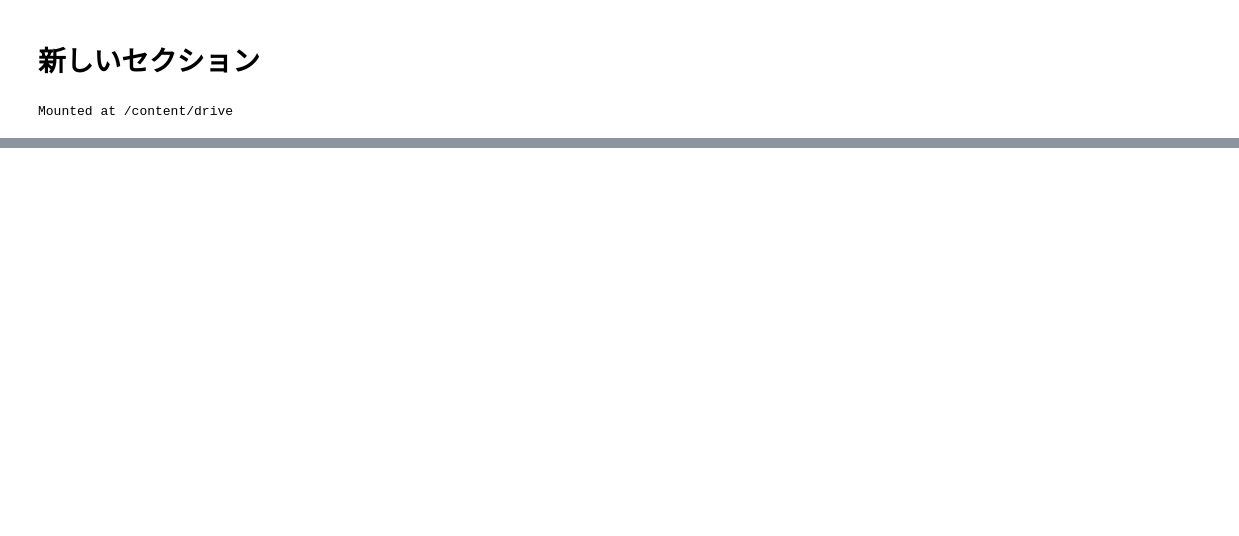
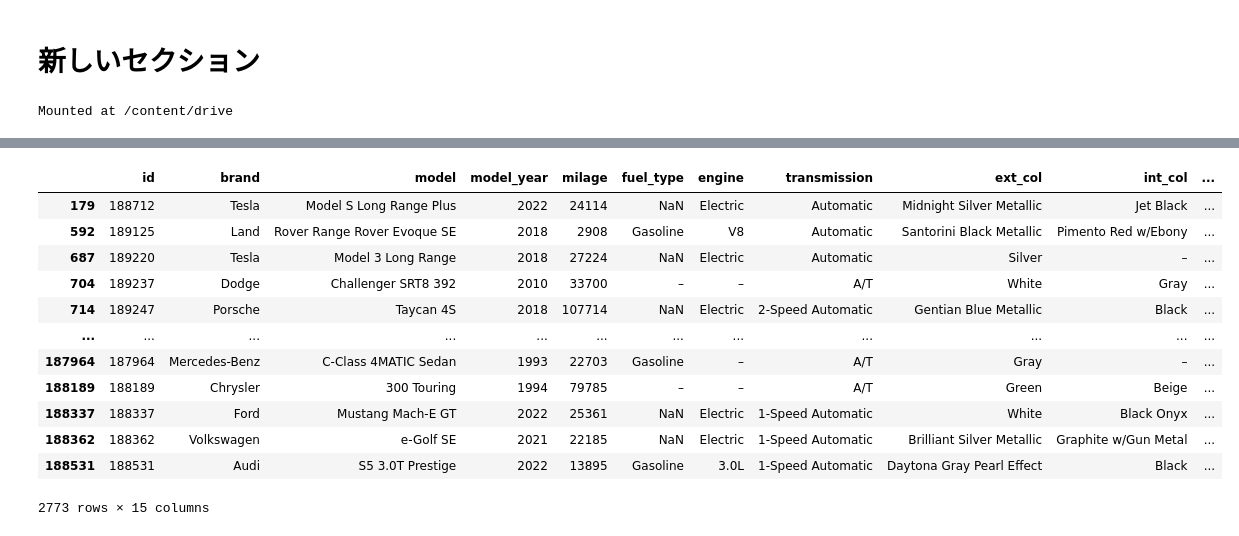
Before and after one commit to Lattemelia/Portforio, a Jupyter notebook: demand forecasting1.ipynb, the cells around one changed output, grey strips where cells are left out. Saved outputs shown, nothing was run; the diff lists cells and outputs as text; code cells hidden in the pictures; blank space fills up the shorter version.

```diff
--- a/demand forecasting1.ipynb
+++ b/demand forecasting1.ipynb
@@ -58,11 +55,23 @@ marged_df.isnull().sum()
 dtype: int64
 # %%
 #エンジン名のみ抽出
-regex_pattern = r"(?:^\d+\.\d+HP\s+)?([^\s]+\s+[^\s]+\s+[^\s]+)"
-marged_df["extracted_engine"] = marged_df["engine"].str.extract(regex_pattern)
+root_regex = r"(?:^\d+\.\d+HP\s+)?([^\s]+)(?:\s+(.+))?$"
 
-#排気量と構造で分ける
-split_regex = r"^([^\s]+)\s+(.+)$"
-
-# 2つの新カラム名（容量、エンジン型式）を指定して一撃で代入
-marged_df[["engine_displacement", "engine_type"]] = marged_df["extracted_engine"].str.extract(split_regex)
+# 元の engine 列から直接、一撃で2カラムに代入
+marged_df[["engine_displacement", "engine_type"]] = marged_df["engine"].str.extract(root_regex)
+# %%
+marged_df[marged_df["engine_type"].isnull()]
+# %% [output]
+|  | id | brand | model | model_year | milage | fuel_type | engine | transmission | ext_col | int_col | ... |
+| 179 | 188712 | Tesla | Model S Long Range Plus | 2022 | 24114 | NaN | Electric | Automatic | Midnight Silver Metallic | Jet Black | ... |
+| 592 | 189125 | Land | Rover Range Rover Evoque SE | 2018 | 2908 | Gasoline | V8 | Automatic | Santorini Black Metallic | Pimento Red w/Ebony | ... |
+| 687 | 189220 | Tesla | Model 3 Long Range | 2018 | 27224 | NaN | Electric | Automatic | Silver | – | ... |
+| 704 | 189237 | Dodge | Challenger SRT8 392 | 2010 | 33700 | – | – | A/T | White | Gray | ... |
+| 714 | 189247 | Porsche | Taycan 4S | 2018 | 107714 | NaN | Electric | 2-Speed Automatic | Gentian Blue Metallic | Black | ... |
+| ... | ... | ... | ... | ... | ... | ... | ... | ... | ... | ... | ... |
+| 187964 | 187964 | Mercedes-Benz | C-Class 4MATIC Sedan | 1993 | 22703 | Gasoline | – | A/T | Gray | – | ... |
+| 188189 | 188189 | Chrysler | 300 Touring | 1994 | 79785 | – | – | A/T | Green | Beige | ... |
+| 188337 | 188337 | Ford | Mustang Mach-E GT | 2022 | 25361 | NaN | Electric | 1-Speed Automatic | White | Black Onyx | ... |
+| 188362 | 188362 | Volkswagen | e-Golf SE | 2021 | 22185 | NaN | Electric | 1-Speed Automatic | Brilliant Silver Metallic | Graphite w/Gun Metal | ... |
+| 188531 | 188531 | Audi | S5 3.0T Prestige | 2022 | 13895 | Gasoline | 3.0L | 1-Speed Automatic | Daytona Gray Pearl Effect | Black | ... |
+2773 rows × 15 columns
```
Also changed, not shown: parts of 8 cells of this notebook.
